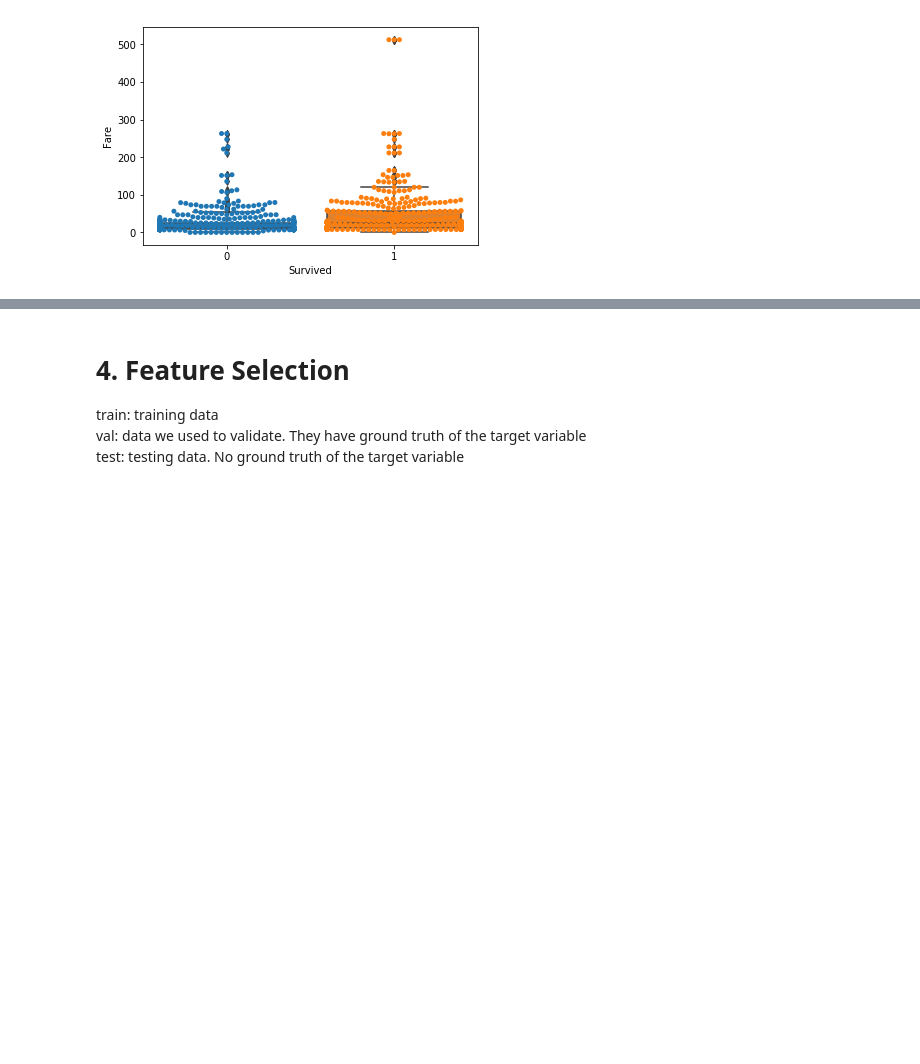
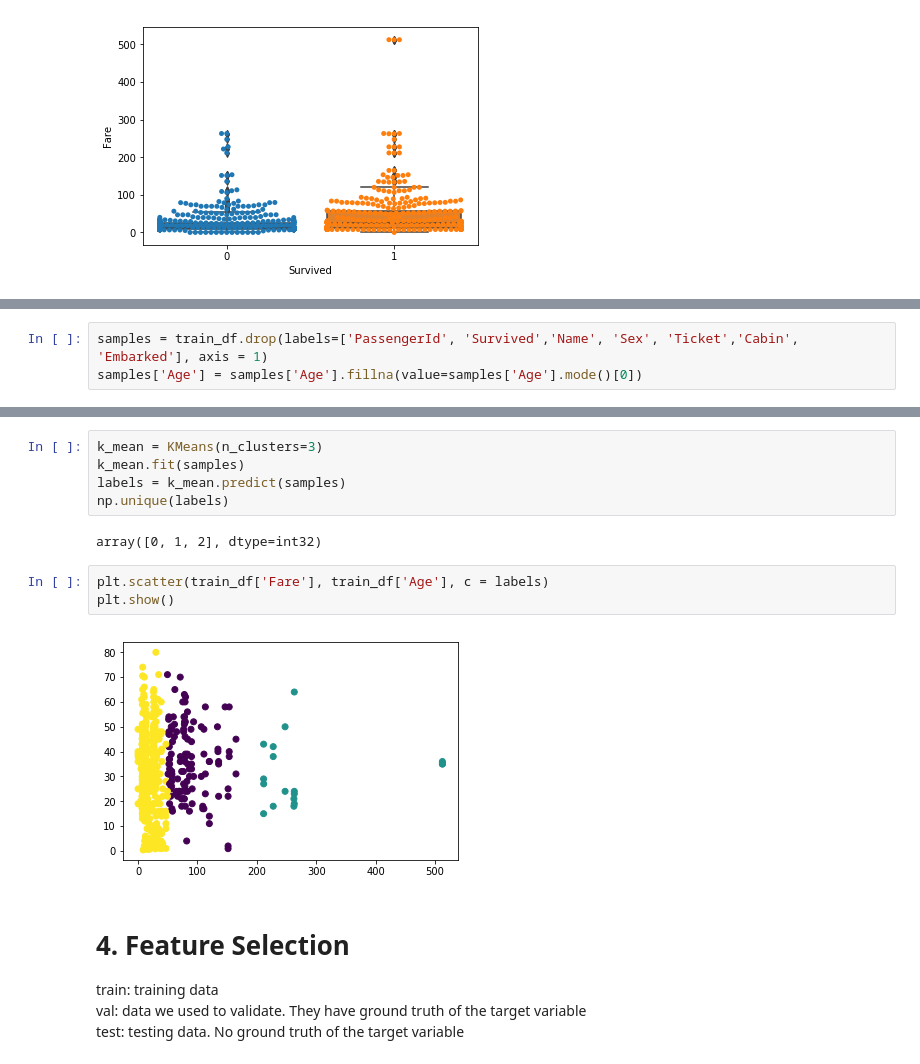
Before and after one commit to notha99y/EDA, a Jupyter notebook: Titanic.ipynb, the cells around one changed output, grey strips where cells are left out. Drawn from its saved outputs; the diff is of its cells as text; blank space fills up the shorter version.

Commit message:
added new eda cover pic. started on clustering

```diff
--- a/Titanic.ipynb
+++ b/Titanic.ipynb
@@ -261,0 +268,3 @@ dtype: float64
+# %%
+samples = train_df.drop(labels=['PassengerId', 'Survived','Name', 'Sex', 'Ticket','Cabin', 'Embarked'], axis = 1)
+samples['Age'] = samples['Age'].fillna(value=samples['Age'].mode()[0])
@@ -262,3 +284,15 @@ dtype: float64
+# %%
+k_mean = KMeans(n_clusters=3)
+k_mean.fit(samples)
+labels = k_mean.predict(samples)
+np.unique(labels)
+# %% [output]
+array([0, 1, 2], dtype=int32)
+# %%
+plt.scatter(train_df['Fare'], train_df['Age'], c = labels)
+plt.show()
+# %% [output]
+[figure, added]
 # %% [markdown]
 # 4. Feature Selection
 train: training data <br>
```
Also changed, not shown: parts of 10 cells of this notebook, 4 other files.
